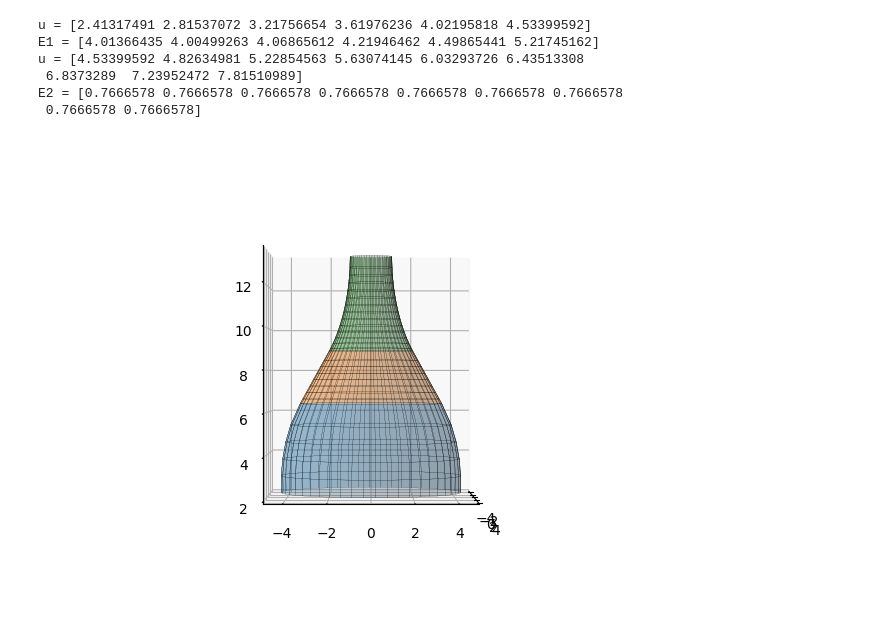
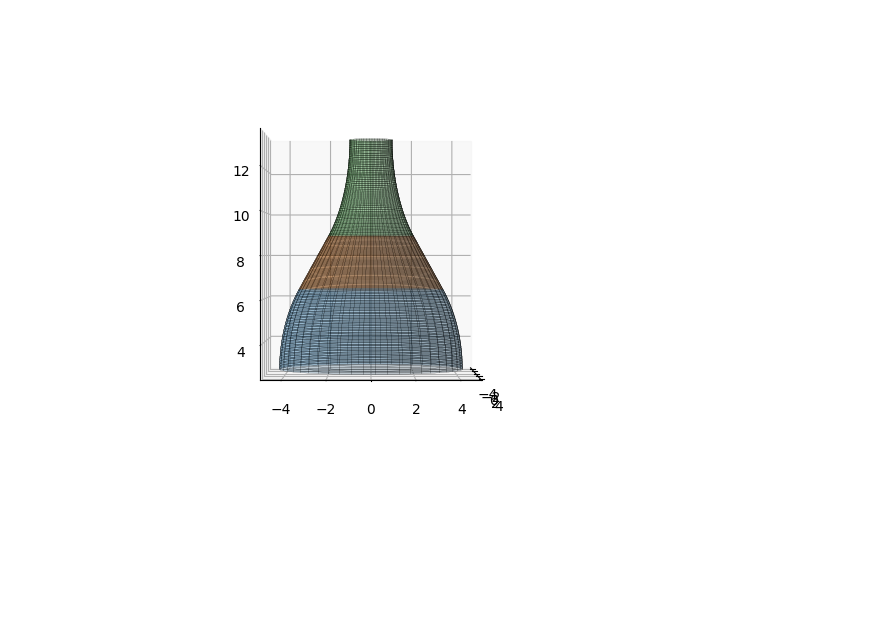
Before and after one commit to RosieSB/crochet-maths, a Jupyter notebook: tmp.ipynb, the cells around one changed output. Drawn from its saved outputs; the diff is of its cells as text; code cells hidden in the pictures; blank space fills up the shorter version.

```diff
--- a/tmp.ipynb
+++ b/tmp.ipynb
@@ -30,6 +30,10 @@ PQhat = PQ/magPQ
 X = np.array([0,e*np.cos(phi),d+e*np.sin(phi)])
 Y = np.array([0,p+c-c*np.cos(phi),h-c*np.sin(phi)])
 
+#For main bottle (i.e. gamma=(0,0,u))
+#def E(r,rdot,rddot):
+#    return (1-r*rddot-rdot**2)**2 + (rdot**2*(1-rdot**2-r*rddot)**2)/(1-rdot**2)
+
 t = np.array([
     0,
     d,
@@ -42,25 +46,26 @@ t = np.array([
     h+2*d+a*(np.pi+theta)+magPQ+b*theta
 ])
 
-u = np.linspace(0, np.max(t), 100)
+#u = np.linspace(0, np.max(t), 100)
 
-ut = [0]*(len(t)-1)
+#ut = [0]*(len(t)-1)
 
-for j in range(len(t)-1):
-    ut[j] = int(np.max(np.argwhere(u<t[j+1])))
+#for j in range(len(t)-1):
+#    ut[j] = int(np.max(np.argwhere(u<t[j+1])))
+n=100
 
-usplit = [u[:ut[0]],
-          u[ut[0]:ut[1]+1],
-          u[ut[1]:ut[2]+1],
-          u[ut[2]:ut[3]+1],
-          u[ut[3]:ut[4]+1],
-          u[ut[4]:ut[5]+1],
-          u[ut[5]:ut[6]+1],
-          u[ut[6]:ut[7]+1]]
+usplit = [np.linspace(t[0], t[1], n),
+          np.linspace(t[1], t[2], 2*n),
+          np.linspace(t[2], t[3], n),
+          np.linspace(t[3], t[4], n),
+          np.linspace(t[4], t[5], n),
+          np.linspace(t[5], t[6], n),
+          np.linspace(t[6], t[7], n),
+          np.linspace(t[7], t[8], n)]
 
-for j in range(len(ut)): #to remove annoying gaps
-    l=len(usplit[j])
-    usplit[j][l-1] = t[j+1]
+#for j in range(len(ut)): #to remove annoying gaps
+#    l=len(usplit[j])
+#    usplit[j][l-1] = t[j+1]
 
 # Set up a figure and axes
 fig = plt.figure()
@@ -87,36 +92,30 @@ z = gamma[2] + r*(N[2]*np.cos(v)+B[2]*np.sin(v))
 
 #Bottle canal 1
 u = usplit[1]
-r = np.sqrt(e**2-(u-d)**2)
-rdot = -(u-d)/np.sqrt(e**2-(u-d)**2)
-rddot = -e**2*np.power((e**2-(u-d)**2),-1.5)
-E1 = (1-r*rddot-rdot**2)**2 + (rdot**2*(1-rdot**2-r*rddot)**2)/(1-rdot**2)
-print('u =',u)
-print('E1 =',E1)
+r1 = np.sqrt(e**2-(u-d)**2)
+r1dot = -(u-d)/np.sqrt(e**2-(u-d)**2)
+r1ddot = -e**2*np.power((e**2-(u-d)**2),-1.5)
 gamma = (0,0,u)
 v = np.linspace(0,2*np.pi,100)
 u, v = np.meshgrid(u, v)
-x = gamma[0] - r*rdot*T[0] + r*np.sqrt(1-(rdot)**2)*(N[0]*np.cos(v)+B[0]*np.sin(v))
-y = gamma[1] - r*rdot*T[1] + r*np.sqrt(1-(rdot)**2)*(N[1]*np.cos(v)+B[1]*np.sin(v))
-z = gamma[2] - r*rdot*T[2] + r*np.sqrt(1-(rdot)**2)*(N[2]*np.cos(v)+B[2]*np.sin(v))
+x = gamma[0] - r1*r1dot*T[0] + r1*np.sqrt(1-(r1dot)**2)*(N[0]*np.cos(v)+B[0]*np.sin(v))
+y = gamma[1] - r1*r1dot*T[1] + r1*np.sqrt(1-(r1dot)**2)*(N[1]*np.cos(v)+B[1]*np.sin(v))
+z = gamma[2] - r1*r1dot*T[2] + r1*np.sqrt(1-(r1dot)**2)*(N[2]*np.cos(v)+B[2]*np.sin(v))
 
 ax.plot_surface(x, y, z, edgecolor = 'black', linewidth = .1, alpha = .25)
 
 
 #Bottle canal 2
 u = usplit[2]
-r = e/np.cos(phi)-(u-d)*np.tan(phi)
-rdot = -np.tan(phi)
-rddot = 0
-E2 = (1-r*rddot-rdot**2)**2 + (rdot**2*(1-rdot**2-r*rddot)**2)/(1-rdot**2)
-print('u =',u)
-print('E2 =',E2)
+r2 = e/np.cos(phi)-(u-d)*np.tan(phi)
+r2dot = -np.tan(phi)*np.ones(len(u))
+r2ddot = np.zeros(len(u))
 gamma = (0,0,u)
 v = np.linspace(0,2*np.pi,100)
 u, v = np.meshgrid(u, v)
-x = gamma[0] - r*rdot*T[0] + r*np.sqrt(1-(rdot)**2)*(N[0]*np.cos(v)+B[0]*np.sin(v))
-y = gamma[1] - r*rdot*T[1] + r*np.sqrt(1-(rdot)**2)*(N[1]*np.cos(v)+B[1]*np.sin(v))
-z = gamma[2] - r*rdot*T[2] + r*np.sqrt(1-(rdot)**2)*(N[2]*np.cos(v)+B[2]*np.sin(v))
+x = gamma[0] - r2*r2dot*T[0] + r2*np.sqrt(1-(r2dot)**2)*(N[0]*np.cos(v)+B[0]*np.sin(v))
+y = gamma[1] - r2*r2dot*T[1] + r2*np.sqrt(1-(r2dot)**2)*(N[1]*np.cos(v)+B[1]*np.sin(v))
+z = gamma[2] - r2*r2dot*T[2] + r2*np.sqrt(1-(r2dot)**2)*(N[2]*np.cos(v)+B[2]*np.sin(v))
 
 ax.plot_surface(x, y, z, edgecolor = 'black', linewidth = .1, alpha = .25)
 
@@ -172,38 +171,32 @@ T = (0,-np.sin(np.pi-theta+(u-t[6])/b),np.cos(np.pi-theta+(u-t[6])/b))
 N = (0,np.cos(np.pi-theta+(u-t[6])/b),np.sin(np.pi-theta+(u-t[6])/b))
 v = np.linspace(0,2*np.pi,100)
 u, v = np.meshgrid(u, v)
 x = gamma[0] - r*rdot*T[0] + r*np.sqrt(1-(rdot)**2)*(N[0]*np.cos(v)+B[0]*np.sin(v))
 y = gamma[1] - r*rdot*T[1] + r*np.sqrt(1-(rdot)**2)*(N[1]*np.cos(v)+B[1]*np.sin(v))
 z = gamma[2] - r*rdot*T[2] + r*np.sqrt(1-(rdot)**2)*(N[2]*np.cos(v)+B[2]*np.sin(v))
 
 #ax.plot_surface(x, y, z, edgecolor = 'black', linewidth = .1, alpha = .25)
 
 #Base 7
 u = usplit[7]
 r = (p+e)/2-((e-p)/2)*np.sqrt(1-((u-u[0])/d)**2)
 gamma = (0,0,h+2*d+a*(np.pi+theta)+magPQ+b*theta-u)
 T = (0,0,-1)
 N = (0,-1,0)
 v = np.linspace(0,2*np.pi,100)
 u, v = np.meshgrid(u, v)
 x = gamma[0] + r*(N[0]*np.cos(v)+B[0]*np.sin(v))
 y = gamma[1] + r*(N[1]*np.cos(v)+B[1]*np.sin(v))
 z = gamma[2] + r*(N[2]*np.cos(v)+B[2]*np.sin(v))
 
 #ax.plot_surface(x, y, z, edgecolor = 'black', linewidth = .1, alpha = .25)
 
 
 ax.set_aspect('equal')
 ax.view_init(elev=0, azim=0, roll=0)
 
 
 plt.show()
 # %% [output]
-u = [2.41317491 2.81537072 3.21756654 3.61976236 4.02195818 4.53399592]
-E1 = [4.01366435 4.00499263 4.06865612 4.21946462 4.49865441 5.21745162]
-u = [4.53399592 4.82634981 5.22854563 5.63074145 6.03293726 6.43513308
- 6.8373289  7.23952472 7.81510989]
-E2 = [0.7666578 0.7666578 0.7666578 0.7666578 0.7666578 0.7666578 0.7666578
- 0.7666578 0.7666578]
-[figure, old version]
+[figure, new version]
 # %%
```
Also changed, not shown: parts of 1 cell of this notebook.
